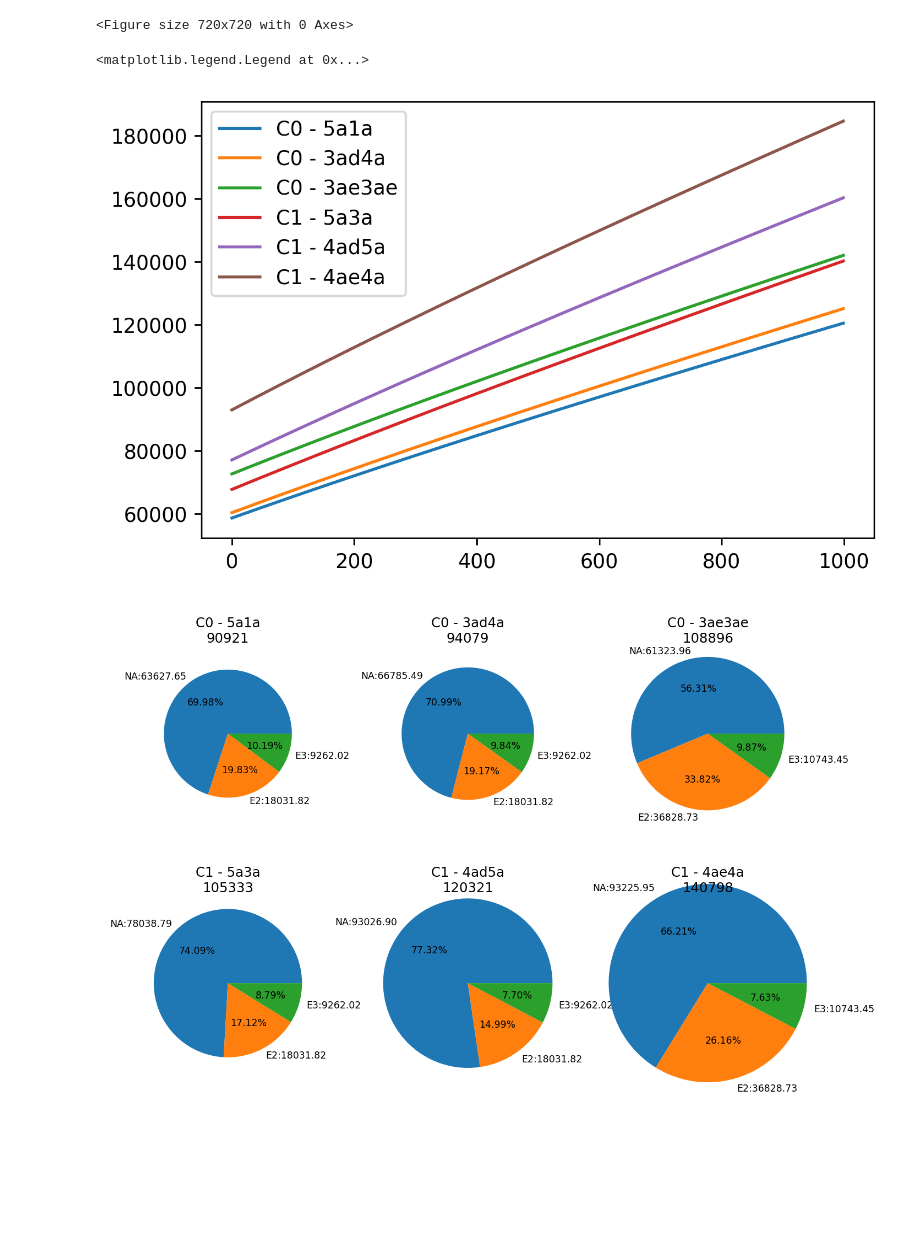
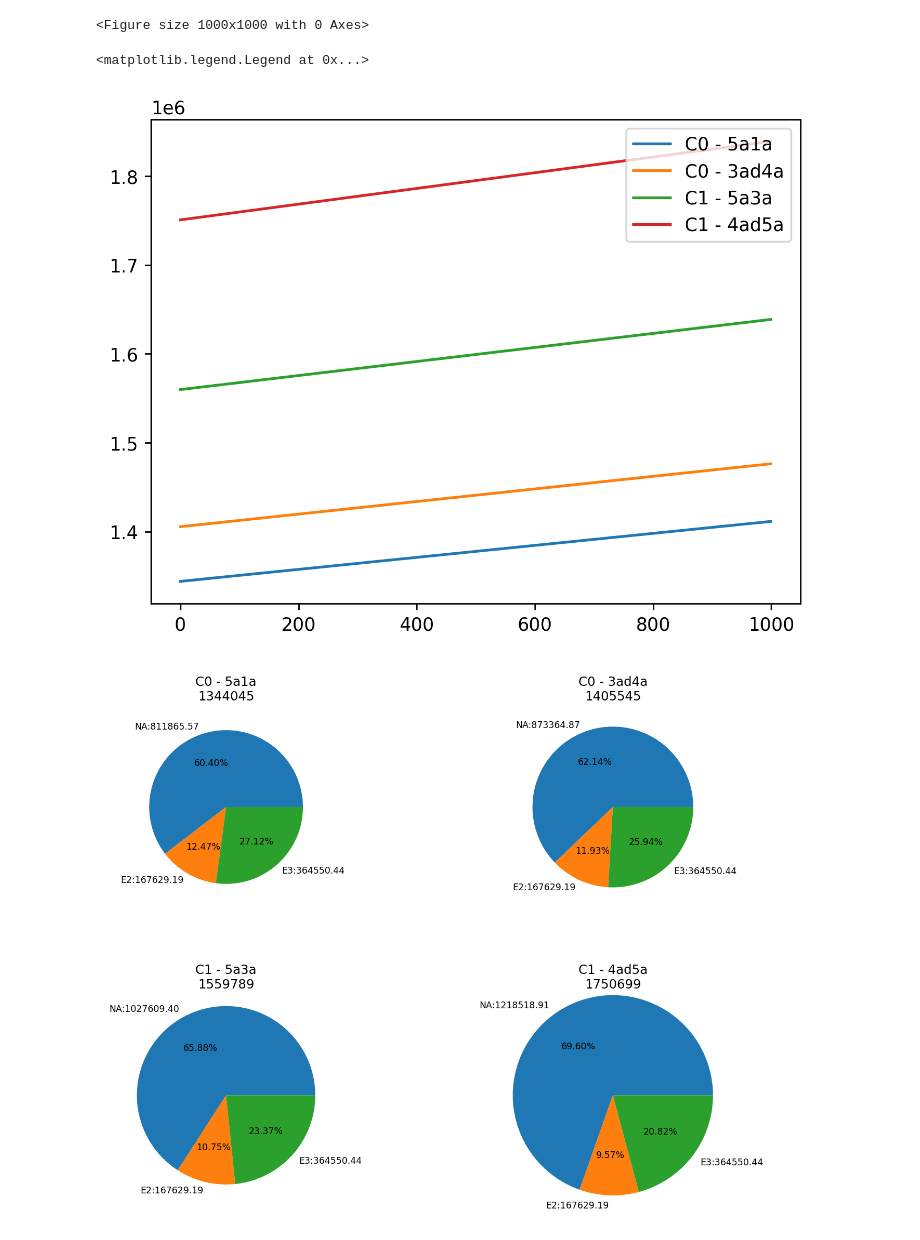
Before and after one commit to CortinthusYu/genshin-toolkit, a Jupyter notebook: app_cyno_benefit.ipynb, the cells around one changed output. Drawn from its saved outputs; the diff is of its cells as text; code cells hidden in the pictures; blank space fills up the shorter version.

```diff
--- a/app_cyno_benefit.ipynb
+++ b/app_cyno_benefit.ipynb
@@ -22,7 +22,7 @@ e2=[(2.8224,0),]
 e3=[(1.0,2.5),]*3
 
 atkp_atfset=0.14*2
-em_atfset=50*1+80
+em_atfset=50*2+80
 
 baseatk_cyno=318.11
 baseatk_staff=542
@@ -41,8 +41,10 @@ cd_substats=substat_values_avg[EnumStats.crit_dmg]
 
 cr_staff=0.441
 cd_cyno=0.384
+em_cyno=100
 
-atk_staff=lambda em:(0.52+0.28*3)*em
+stack_staff=3.0
+atk_staff=lambda em:(0.52+0.28*stack_staff)*em
 
 factor_def_res=0.45
 cyno_cr=0.05+cr_staff+cr_substats*12
@@ -55,21 +57,21 @@ curves=[
     # (hit_tag, seq, e, agg_count)
     ('C0 - 5a1a',normal+normal[0:1],(0,0),3),
     ('C0 - 3ad4a',normal[0:3]+normal[0:4],(0,0),3),
-    ('C0 - 3ae3ae',normal[0:3]+normal[0:3],e2,2.5),
+    #('C0 - 3ae3ae',normal[0:3]+normal[0:3],e2,2.5),
     ('C1 - 5a3a',normal[0:5]+normal[0:3],(0,0),3),
     ('C1 - 4ad5a',normal[0:4]+normal[0:5],(0,0),4),
-    ('C1 - 4ae4a',normal[0:4]+normal[0:4],e2,4)
+    # ('C1 - 4ae4a',normal[0:4]+normal[0:4],e2,4)
 ]
 # %% [output]
-<Figure size 720x720 with 0 Axes>
+<Figure size 1000x1000 with 0 Axes>
 # %%
 from genshintoolkit.gtcommon.gtenum import EnumCatalyzeReaction
 
 
 def calc(atkp,em,combo) -> tuple[float]:
     _hit_tag,normal_seq,e_add,agg_count=combo
-    atkp+=(atkp_atfset if e_add==(0) else 0)
-    em+=em_sands + (em_atfset if e_add==(0,0) else 0 + 8*em_substats)
+    atkp+=(atkp_atfset if e_add==(0,0) else 0)
+    em+=em_sands + (em_atfset if e_add==(0,0) else 0 + 8*em_substats)*em_cyno
     atk=(baseatk_cyno+baseatk_staff)*(1+atkp)+atk_staff(em)+atk_plume
     basedmg_cat=reaction_catalyze(EnumCatalyzeReaction.aggravate,em,reaction_bonus=(0 if e_add==(0,0) else cat_bonus))
     basedmg_normal=sum([x[0]*atk+x[1]*em for x in normal_seq])+agg_count*basedmg_cat
@@ -80,7 +82,7 @@ def calc(atkp,em,combo) -> tuple[float]:
     dmg_normal=basedmg_normal*dmg_bonus_base*factor_crit*factor_def_res
     dmg_e2=(e2[0][0]*atk+e2[0][1]*em+basedmg_cat)*(dmg_bonus_base+0.35)*factor_crit*factor_def_res
     dmg_e2+=(e2[0][0]*atk+e2[0][1]*em+basedmg_cat)*(dmg_bonus_base)*factor_crit*factor_def_res if e_add==e2 else 0
-    dmg_e3=(e3[0][0]*atk+e3[0][1]*em+basedmg_cat)*dmg_bonus_base*factor_crit*factor_def_res
+    dmg_e3=(e3[0][0]*atk*3+e3[0][1]*em*3+basedmg_cat)*dmg_bonus_base*factor_crit*factor_def_res
 
     return dmg_normal,dmg_e2,dmg_e3,atk,em
 # %%
@@ -98,23 +100,23 @@ for c in ycurves:
 plt.legend()
 # %% [output]
 <matplotlib.legend.Legend at 0x...>
-[figure, old version]
+[figure, new version]
 # %%
-pie_em=500
+pie_em=0
 values=[calc(0,pie_em,c)[0:3] for c in curves]
 y_nps=[np.array(v) for v in values]
 pie_radius=[sum(v)/sum(values[0]) for v in values]
 labels=['NA','E2','E3']
 font1={'color':'k','size':7}
 plt.subplots_adjust(wspace=0.5,hspace=0.5)
 for i,y in enumerate(y_nps):
-    plt.subplot(2,3,i+1)
+    plt.subplot(2,2,i+1)
     plt.pie(x=y,
             labels=[f'{labels[i]}:{v:.2f}' for i,v in enumerate(y)],
             autopct='%.2f%%',
             radius=pie_radius[i],
             textprops={'fontsize':5,'color':'k'})
     title=f'{curves[i][0]}\n{sum(y):.0f}'
     plt.title(title,fontdict=font1)
 # %% [output]
-[figure, old version]
+[figure, new version]
```
Also changed, not shown: parts of 4 cells of this notebook, 7 other files.
